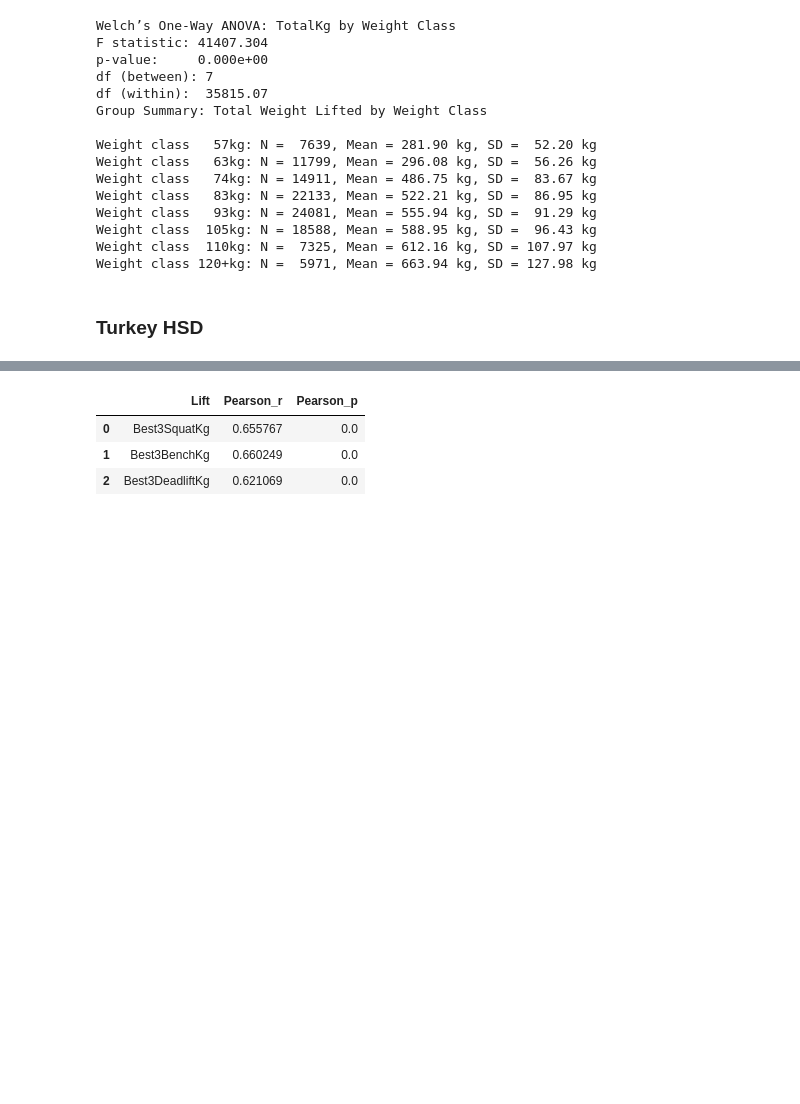
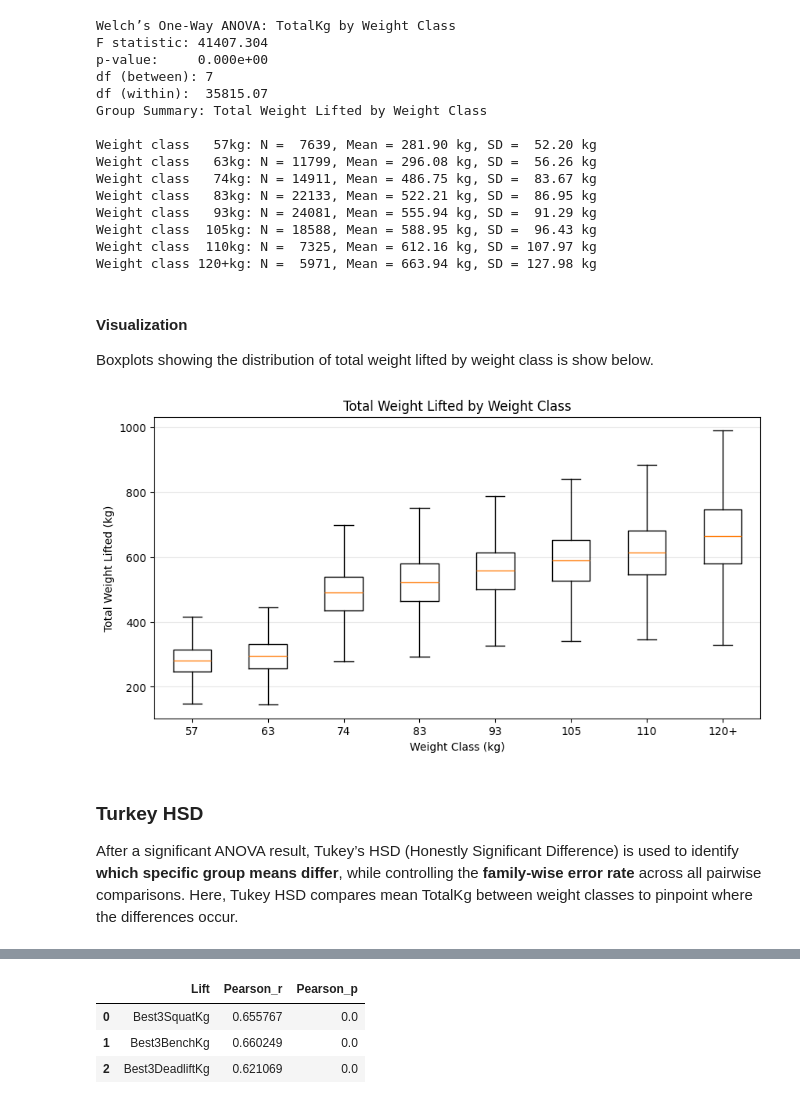
Before and after one commit to charles633-wcu/powerlifting-statistical-analysis, a Jupyter notebook: analysis.ipynb, the cells around one changed output, grey strips where cells are left out. Cells and saved outputs as stored; diff of their text form; code cells hidden in the pictures; blank space fills up the shorter version.

```diff
--- a/analysis.ipynb
+++ b/analysis.ipynb
@@ -448,14 +415,28 @@ In this analysis, normality of total weight lifted (TotalKg) is evaluated within
 # %%
 selected_classes = ["57", "63", "74", "83", "93", "105", "110", "120+"]
 
-df_anova = df_clean[df_clean["WeightClassKg"].isin(selected_classes)].copy()
+df_anova = df_clean.loc[
+    df_clean["WeightClassKg"].isin(selected_classes),
+    ["WeightClassKg", "TotalKg"]
+].dropna()
+
+N = 3000
+rng = 42
+
+rows = []
 
 for wc in selected_classes:
-    sample = (
-        df_anova[df_anova["WeightClassKg"] == wc]["TotalKg"]
-        .dropna()
-        .sample(n=3000, random_state=42)
-    )
+    s = df_anova.loc[df_anova["WeightClassKg"] == wc, "TotalKg"]
+    sample = s.sample(n=min(N, len(s)), random_state=rng)
+
     W, p = shapiro(sample)
-    print(f"{wc}kg class: W = {W:.3f}, p = {p:.3e}")
+
+    rows.append({
+        "WeightClassKg": f"{wc}kg",
+        "W_statistic": round(W, 3),
+        "p_value": p
+    })
+
+normality_df = pd.DataFrame(rows)
+normality_df
 # %% [output]
@@ -552,8 +507,32 @@ Weight class   93kg: N = 24081, Mean = 555.94 kg, SD =  91.29 kg
 Weight class  105kg: N = 18588, Mean = 588.95 kg, SD =  96.43 kg
 Weight class  110kg: N =  7325, Mean = 612.16 kg, SD = 107.97 kg
 Weight class 120+kg: N =  5971, Mean = 663.94 kg, SD = 127.98 kg
+# %% [markdown]
+#### Visualization
+
+Boxplots showing the distribution of total weight lifted by weight class is show below.
+# %%
+weight_classes = ["57", "63", "74", "83", "93", "105", "110", "120+"]
+
+anova_data = [
+    df_clean[df_clean["WeightClassKg"] == wc]["TotalKg"]
+    for wc in weight_classes
+]
+
+plt.figure(figsize=(10, 5))
+plt.boxplot(anova_data, tick_labels=weight_classes, showfliers=False)
+
+plt.xlabel("Weight Class (kg)")
+plt.ylabel("Total Weight Lifted (kg)")
+plt.title("Total Weight Lifted by Weight Class")
+plt.grid(axis="y", alpha=0.3)
+plt.show()
+# %% [output]
+[figure, added]
 # %% [markdown]
 ### Turkey HSD
+
+After a significant ANOVA result, Tukey’s HSD (Honestly Significant Difference) is used to identify **which specific group means differ**, while controlling the **family-wise error rate** across all pairwise comparisons. Here, Tukey HSD compares mean TotalKg between weight classes to pinpoint where the differences occur.
 # %%
 from statsmodels.stats.multicomp import pairwise_tukeyhsd
 
```
Also changed, not shown: parts of 40 cells of this notebook.
